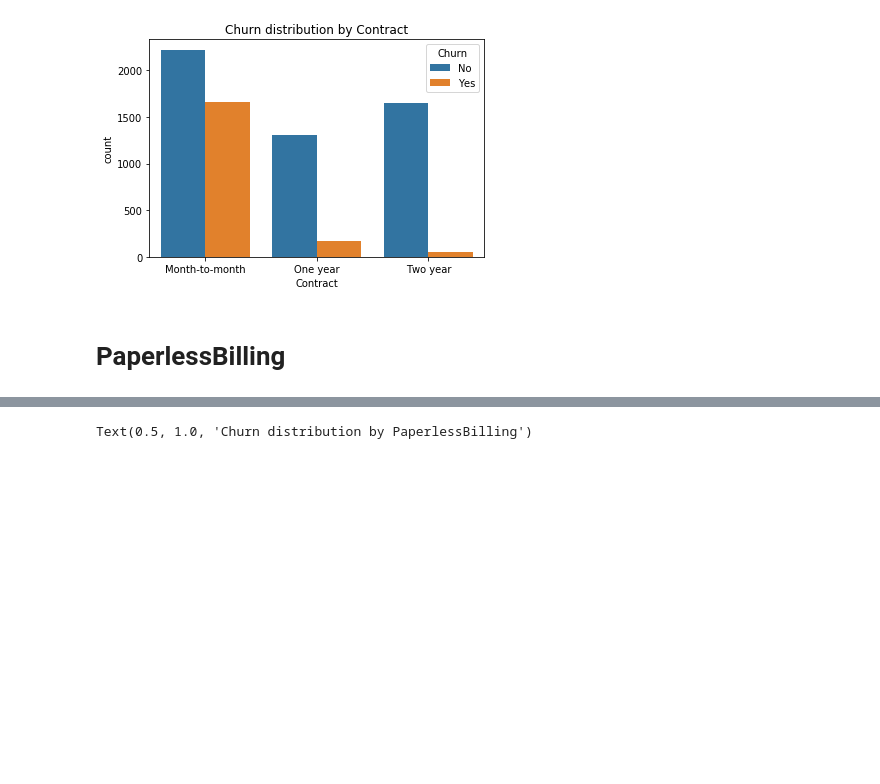
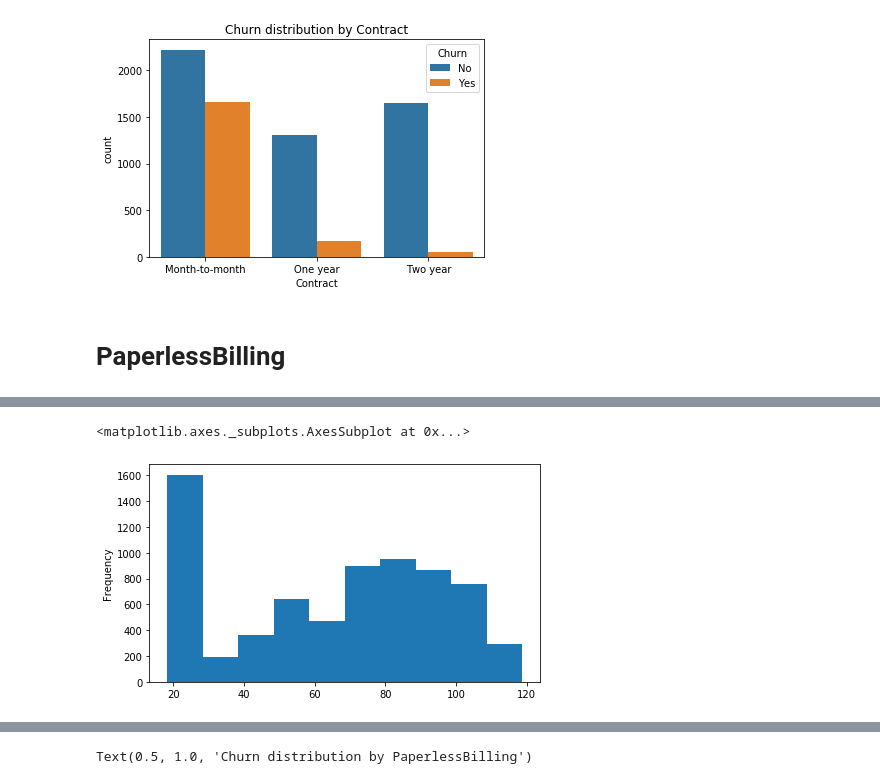
Before and after one commit to Chvava11/Bi_project_customer_churn, a Jupyter notebook: Vanessa's Bi Project.ipynb, the cells around one changed output, grey strips where cells are left out. Saved outputs shown, nothing was run; the diff lists cells and outputs as text; code cells hidden in the pictures; blank space fills up the shorter version.

```diff
--- a/Vanessa's Bi Project.ipynb
+++ b/Vanessa's Bi Project.ipynb
@@ -361,0 +408,5 @@ Text(0.5, 1.0, 'Churn distribution by Contract')
+# %%
+df['MonthlyCharges'].plot(kind='hist', figsize=(7,4))
+# %% [output]
+<matplotlib.axes._subplots.AxesSubplot at 0x...>
+[figure, added]
```
Also changed, not shown: parts of 52 cells of this notebook, 1 other file.
